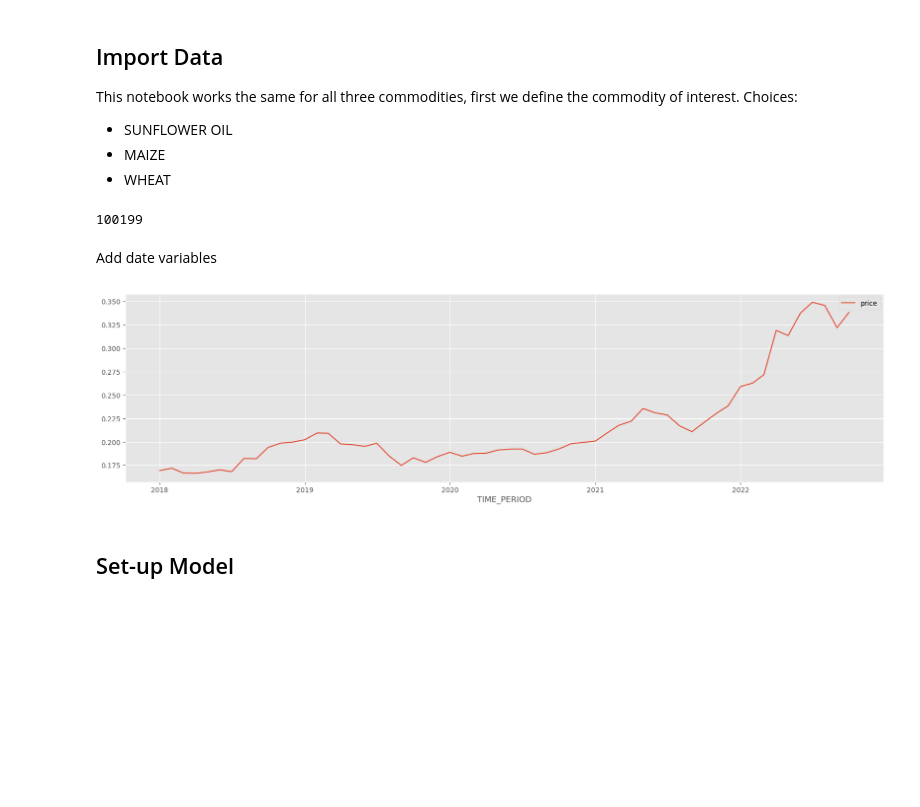
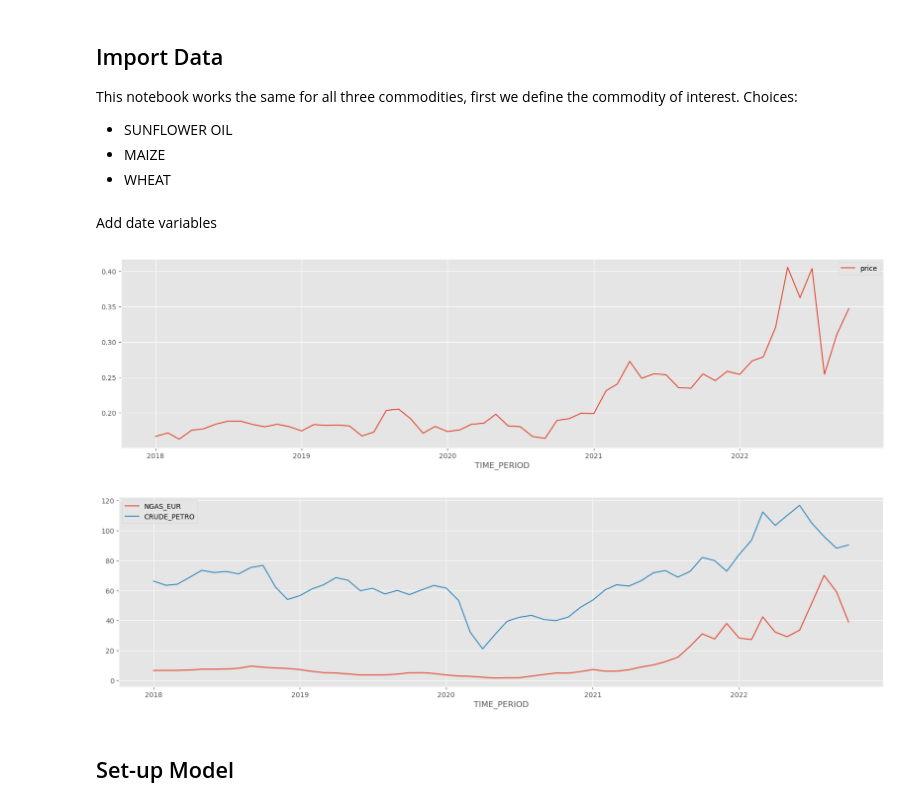
Before and after one commit to yuanliueur/TFT_ScenarioForecaster, a Jupyter notebook: case_studies_ah/Forecasters/TFT - Commodity Import Price Forecaster.ipynb, the cells around one changed output. Drawn from its saved outputs; the diff is of its cells as text; code cells hidden in the pictures; blank space fills up the shorter version.

```diff
--- a/case_studies_ah/Forecasters/TFT - Commodity Import Price Forecaster.ipynb
+++ b/case_studies_ah/Forecasters/TFT - Commodity Import Price Forecaster.ipynb
@@ -59,19 +59,19 @@ This notebook works the same for all three commodities, first we define the comm
 - MAIZE
 - WHEAT
 # %%
-product_type = "WHEAT"
+product_type = "MAIZE"
 date_filter = datetime.date(year = 2018, month = 1, day = 1)
 date_end = datetime.date(year = 2022, month = 10, day = 1)
 # %%
 # load data from target commodity
 if product_type == "WHEAT":
-    trade_data = pd.read_csv("trade_data/wheat.csv")
+    trade_data = pd.read_csv("Data/wheat.csv")
 
 if product_type == "MAIZE":
-    trade_data = pd.read_csv("trade_data/maize_corn.csv")
+    trade_data = pd.read_csv("Data/maize_corn.csv")
 
 if product_type == "SUNFLOWER OIL":
-    trade_data = pd.read_csv("trade_data/sunflower_oil.csv")
+    trade_data = pd.read_csv("Data/sunflower_oil.csv")
 
 # Add Time Period steps
 trade_data["TIME_PERIOD"] = pd.to_datetime(trade_data["TIME_PERIOD"], format = '%Y-%m').dt.date
@@ -86,11 +86,9 @@ if product_type == 'SUNFLOWER OIL' or product_type == 'MAIZE':
 if product_type == 'WHEAT':
     product_filter = products[1]
 
-print(product_filter)
-
 # Add correct labels to the partner and declarent indices
 
-partner_countries = pd.read_csv("trade_data/partners.csv", sep = ";")
+partner_countries = pd.read_csv("Data/partners.csv", sep = ";")
 trade_data = pd.merge(trade_data, partner_countries, on = ['PARTNER_codes'], how = 'inner')
 
 trade_data_pivot = trade_data.pivot(index=['PARTNER_Labels', 'TIME_PERIOD', 'product'],
@@ -118,7 +116,7 @@ trade_data_total['MA2'] = trade_data_total["price"].rolling(window=2).mean()
 trade_data_total['MA3'] = trade_data_total["price"].rolling(window=3).mean()
 
 # Import other commodities and use same procedure
-oil_data = pd.read_csv("oil_prices/CMO-Historical-Data-Monthly.csv", header = 6)
+oil_data = pd.read_csv("Data/CMO-Historical-Data-Monthly.csv", header = 6)
 oil_data = oil_data.rename(columns = {"Unnamed: 0" : "TIME_PERIOD"})
 oil_data['TIME_PERIOD'] = oil_data['TIME_PERIOD'].str.replace(r'M', '-')
 oil_data["TIME_PERIOD"] = pd.to_datetime(oil_data["TIME_PERIOD"], format = '%Y-%m').dt.date
@@ -136,7 +134,7 @@ trade_data_total['UKR_QUANTITY'] = Ukr_Data['UKR_QUANTITY']
 trade_data_total = trade_data_total.fillna(0)
 
 # Import NOAA weather data
-weather_data = pd.read_csv("weather_data/global_temperature_data.csv")
+weather_data = pd.read_csv("Data/global_temperature_data.csv")
 weather_data = weather_data.rename(columns = {"yearmonth" : "TIME_PERIOD"})
 weather_data["TIME_PERIOD"] = pd.to_datetime(weather_data["TIME_PERIOD"], format = '%Y%m').dt.date
 weather_data = weather_data.set_index("TIME_PERIOD")
@@ -155,8 +153,6 @@ data['UKRMA3'] = trade_data_total["UKR_QUANTITY"].rolling(window=3).mean()
 data['avgTempUkr'] = weather_ukr["AVG_TAVG"] / 10
 data['avgTempFr'] = weather_fr["AVG_TAVG"] / 10
 data['avgTempGer'] = weather_ger["AVG_TAVG"] / 10
-# %% [output]
-100199
 # %% [markdown]
 Add date variables
 # %%
@@ -174,8 +170,10 @@ data['NGAS_EUR_MA2'] = data["NGAS_EUR"].rolling(window=2).mean()
 data['CRUDE_PETRO_MA2'] = data["CRUDE_PETRO"].rolling(window=2).mean()
 # %%
 data[['price']].plot();
+data[['NGAS_EUR', 'CRUDE_PETRO']].plot();
 # %% [output]
-[figure, old version]
+[figure, new version]
+[figure, added]
 # %% [markdown]
 ## Set-up Model
 # %% [markdown]
```
Also changed, not shown: parts of 9 cells of this notebook, 11 other files.
